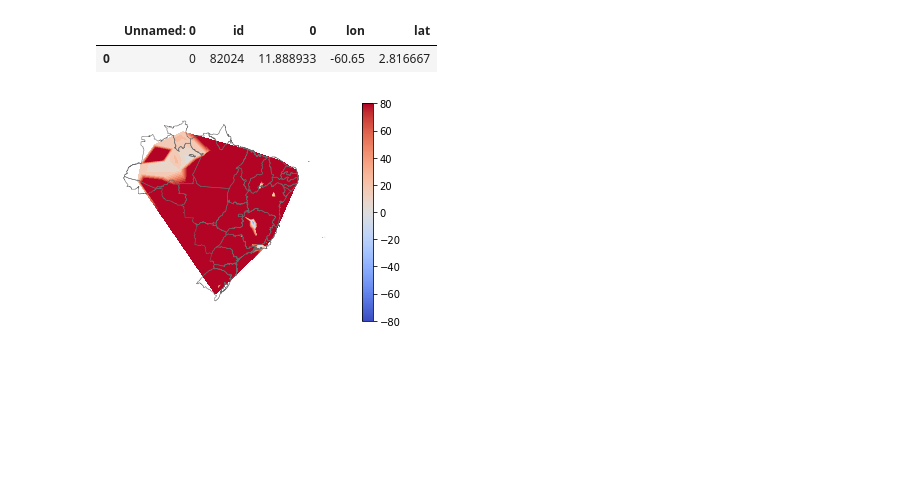
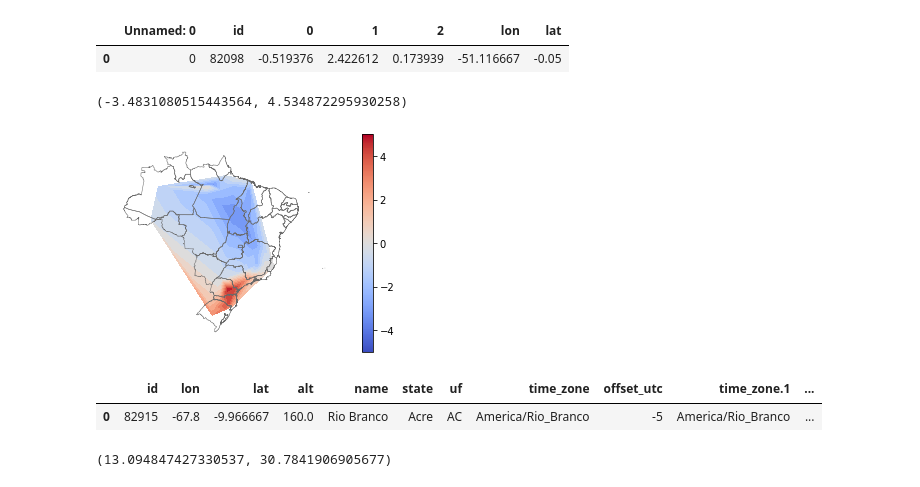
Before and after one commit to andrefellipe/ccd, a Jupyter notebook: new_maps.ipynb, the cells around one changed output. Drawn from its saved outputs; the diff is of its cells as text; code cells hidden in the pictures; blank space fills up the shorter version.

Commit message:
Copy of new_maps.ipynb. Created to generate the princomp and the baseline tair images

```diff
--- a/new_maps.ipynb
+++ b/new_maps.ipynb
@@ -40,37 +22,43 @@ br = gpd.read_file('gadm36_BRA_1.shp')
 # %%
 import pandas as pd
 
-#antigo
-#pca_vals = pd.read_csv("https://raw.githubusercontent.com/vitorsr/ccd/master/data/pca_values_08-19.csv?token=AJW2VYKF6JXIF7CPJPIX4YC5X3H4E")
+# pca_vals = pd.read_csv("https://raw.githubusercontent.com/vitorsr/ccd/master/data/pca_values_08-19.csv?token=AJW2VYKF6JXIF7CPJPIX4YC5X3H4E")
 
-#novo: pc1_2019.csv
-pca_vals = pd.read_csv("https://raw.githubusercontent.com/vitorsr/ccd/master/data/pc1_2019.csv?token=AFPQLZH5NNQGDME6R3PPGFS5X5EIY")
+pca_vals = pd.read_csv("https://raw.githubusercontent.com/vitorsr/ccd/master/data/pc1_2019.csv?token=AJW2VYLHX2G6H76T3YWGEQ25X5MEW")
 pca_vals.head(1)
 # %% [output]
-|  | Unnamed: 0 | id | 0 | lon | lat |
-| 0 | 0 | 82024 | 11.888933 | -60.65 | 2.816667 |
+|  | Unnamed: 0 | id | 0 | 1 | 2 | lon | lat |
+| 0 | 0 | 82098 | -0.519376 | 2.422612 | 0.173939 | -51.116667 | -0.05 |
+# %%
+import numpy as np
+(np.min(pca_vals["0"].to_numpy()[:]), np.max(pca_vals["0"].to_numpy()[:]))
+# %% [output]
+(-3.4831080515443564, 4.534872295930258)
 # %%
-import numpy as np
 import cartopy.crs as ccrs
 import matplotlib.pyplot as plt
 from matplotlib.cm import ScalarMappable
 from matplotlib.colors import Normalize
 
 lons = pca_vals["lon"].to_numpy()[:]
 lats = pca_vals["lat"].to_numpy()[:]
 data = pca_vals["0"].to_numpy()[:] # 0th princomp
 
+fig_pc = plt.figure()
+
 ax = plt.axes(projection=ccrs.Miller())
 
-lb = -80; ub = 80; lv = 20 # lower bound, upper bound,levels
+lb = -5; ub = 5; lv = 20 # lower bound, upper bound, levels
 
 plt.tricontourf(lons, lats, data, np.linspace(lb, ub, lv),
                 cmap="coolwarm", extend="both")
 
 gplt.polyplot(br, edgecolor="dimgray", linewidth=0.5, zorder=1, ax=ax)
 
-plt.colorbar(ScalarMappable(norm=Normalize(-80, 80), cmap="coolwarm"), ax=ax)
+plt.colorbar(ScalarMappable(norm=Normalize(lb, ub), cmap="coolwarm"), ax=ax)
 
 plt.show()
+
+fig_pc.savefig("pca_princomp1_20190819.png", dpi=300)
 # %% [output]
-[figure, old version]
+[figure, new version]
@@ -76,0 +69,10 @@ plt.show()
+# %%
+temp_vals.head(1)
+# %% [output]
+|  | id | lon | lat | alt | name | state | uf | time_zone | offset_utc | time_zone.1 | ... |
+| 0 | 82915 | -67.8 | -9.966667 | 160.0 | Rio Branco | Acre | AC | America/Rio_Branco | -5 | America/Rio_Branco | ... |
+# %%
+temp_vals = temp_vals[temp_vals["tair"] == temp_vals["tair"]]
+(np.min(temp_vals["tair"].to_numpy()[:]), np.max(temp_vals["tair"].to_numpy()[:]))
+# %% [output]
+(13.094847427330537, 30.7841906905677)
```
Also changed, not shown: parts of 3 cells of this notebook.
